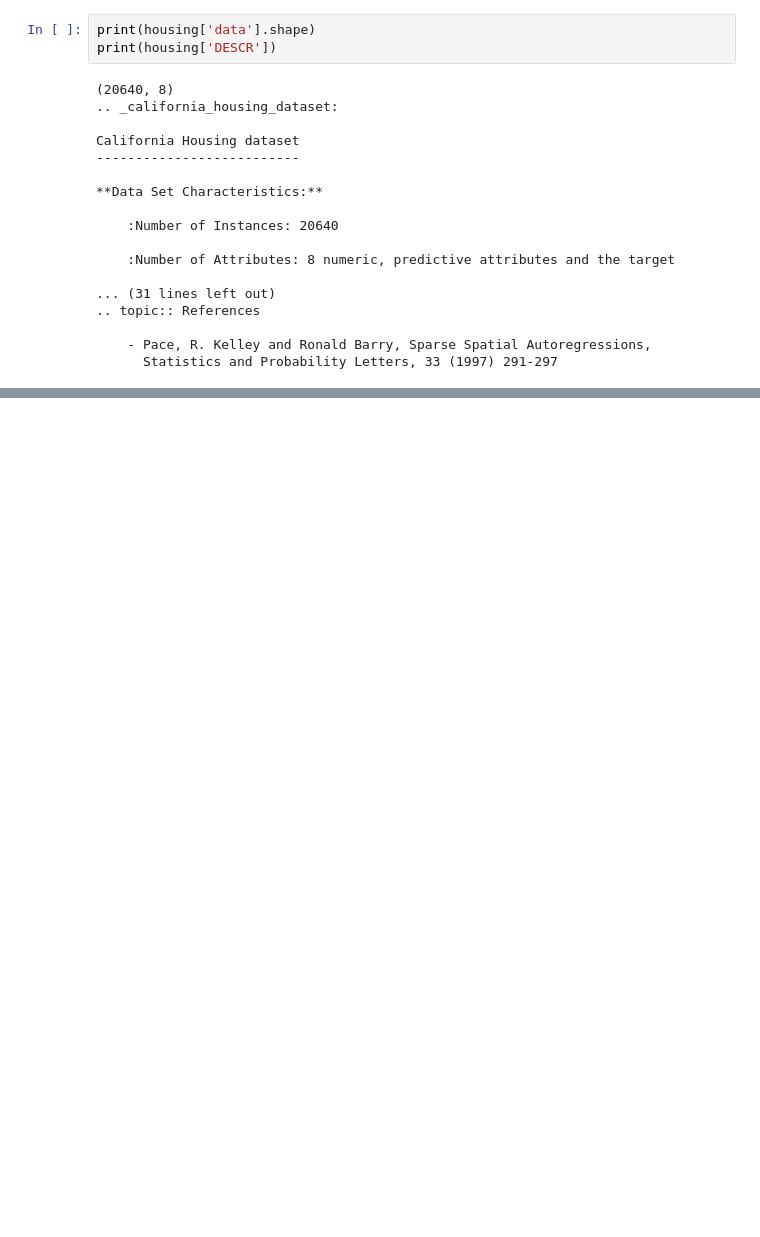
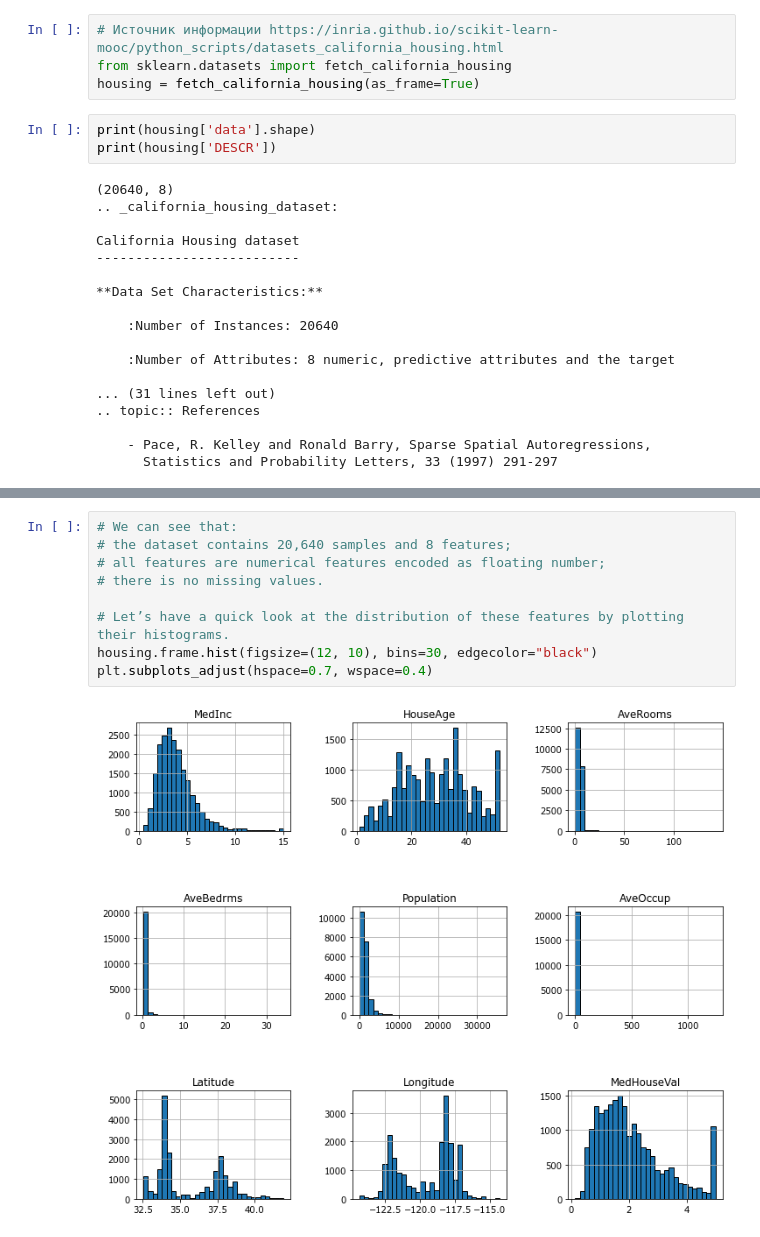
Before and after one commit to grigvlwork/ml_muller, a Jupyter notebook: chapter2.ipynb, the cells around one changed output, grey strips where cells are left out. Saved outputs shown, nothing was run; the diff lists cells and outputs as text; blank space fills up the shorter version.

Commit message:
Немного поработал с California dataset

```diff
--- a/chapter2.ipynb
+++ b/chapter2.ipynb
@@ -287,3 +284,7 @@ housing = fetch_california_housing()
+# %%
+# Источник информации https://inria.github.io/scikit-learn-mooc/python_scripts/datasets_california_housing.html
+from sklearn.datasets import fetch_california_housing
+housing = fetch_california_housing(as_frame=True)
 # %%
 print(housing['data'].shape)
 print(housing['DESCR'])
@@ -313,0 +357,11 @@ print(X.shape, y.shape)
+# %%
+# We can see that:
+# the dataset contains 20,640 samples and 8 features;
+# all features are numerical features encoded as floating number;
+# there is no missing values.
+
+# Let’s have a quick look at the distribution of these features by plotting their histograms.
+housing.frame.hist(figsize=(12, 10), bins=30, edgecolor="black")
+plt.subplots_adjust(hspace=0.7, wspace=0.4)
+# %% [output]
+[figure, added]
```
Also changed, not shown: parts of 7 cells of this notebook, 1 other file.
